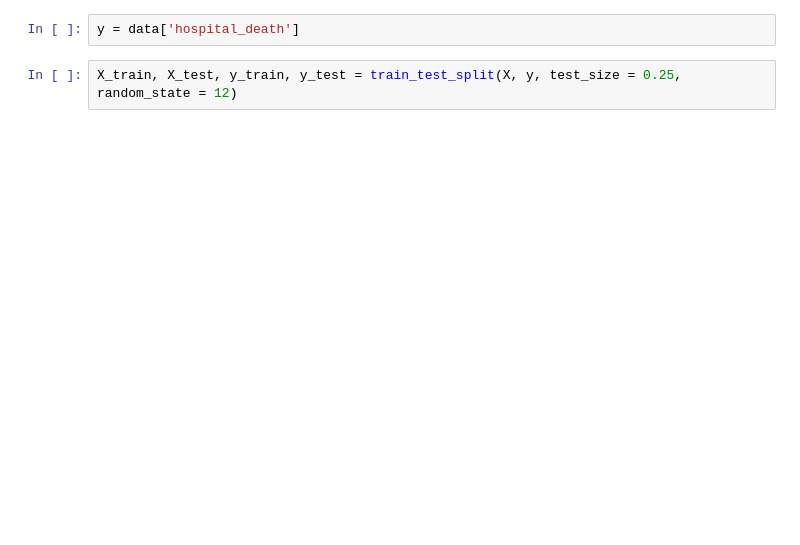
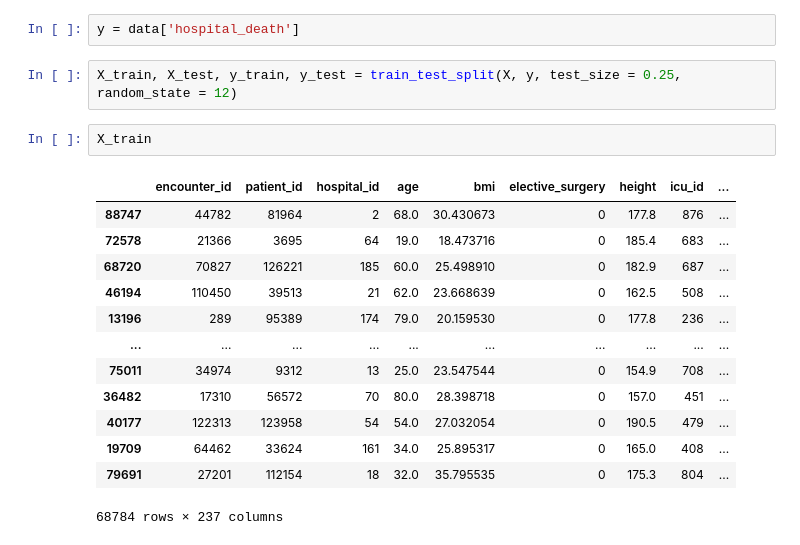
Before and after one commit to lmpawan10/Hospital-Death-Prediction, a Jupyter notebook: Untitled.ipynb, the cells around one changed output. Cells and saved outputs as stored; diff of their text form; blank space fills up the shorter version.

```diff
--- a/Untitled.ipynb
+++ b/Untitled.ipynb
@@ -248,3 +277,19 @@ X = data.loc[:,data.columns != 'hospital_death']
 y = data['hospital_death']
 # %%
 X_train, X_test, y_train, y_test = train_test_split(X, y, test_size = 0.25, random_state = 12)
+# %%
+X_train
+# %% [output]
+|  | encounter_id | patient_id | hospital_id | age | bmi | elective_surgery | height | icu_id | ... |
+| 88747 | 44782 | 81964 | 2 | 68.0 | 30.430673 | 0 | 177.8 | 876 | ... |
+| 72578 | 21366 | 3695 | 64 | 19.0 | 18.473716 | 0 | 185.4 | 683 | ... |
+| 68720 | 70827 | 126221 | 185 | 60.0 | 25.498910 | 0 | 182.9 | 687 | ... |
+| 46194 | 110450 | 39513 | 21 | 62.0 | 23.668639 | 0 | 162.5 | 508 | ... |
+| 13196 | 289 | 95389 | 174 | 79.0 | 20.159530 | 0 | 177.8 | 236 | ... |
+| ... | ... | ... | ... | ... | ... | ... | ... | ... | ... |
+| 75011 | 34974 | 9312 | 13 | 25.0 | 23.547544 | 0 | 154.9 | 708 | ... |
+| 36482 | 17310 | 56572 | 70 | 80.0 | 28.398718 | 0 | 157.0 | 451 | ... |
+| 40177 | 122313 | 123958 | 54 | 54.0 | 27.032054 | 0 | 190.5 | 479 | ... |
+| 19709 | 64462 | 33624 | 161 | 34.0 | 25.895317 | 0 | 165.0 | 408 | ... |
+| 79691 | 27201 | 112154 | 18 | 32.0 | 35.795535 | 0 | 175.3 | 804 | ... |
+68784 rows × 237 columns
```
Also changed, not shown: parts of 24 cells of this notebook.
